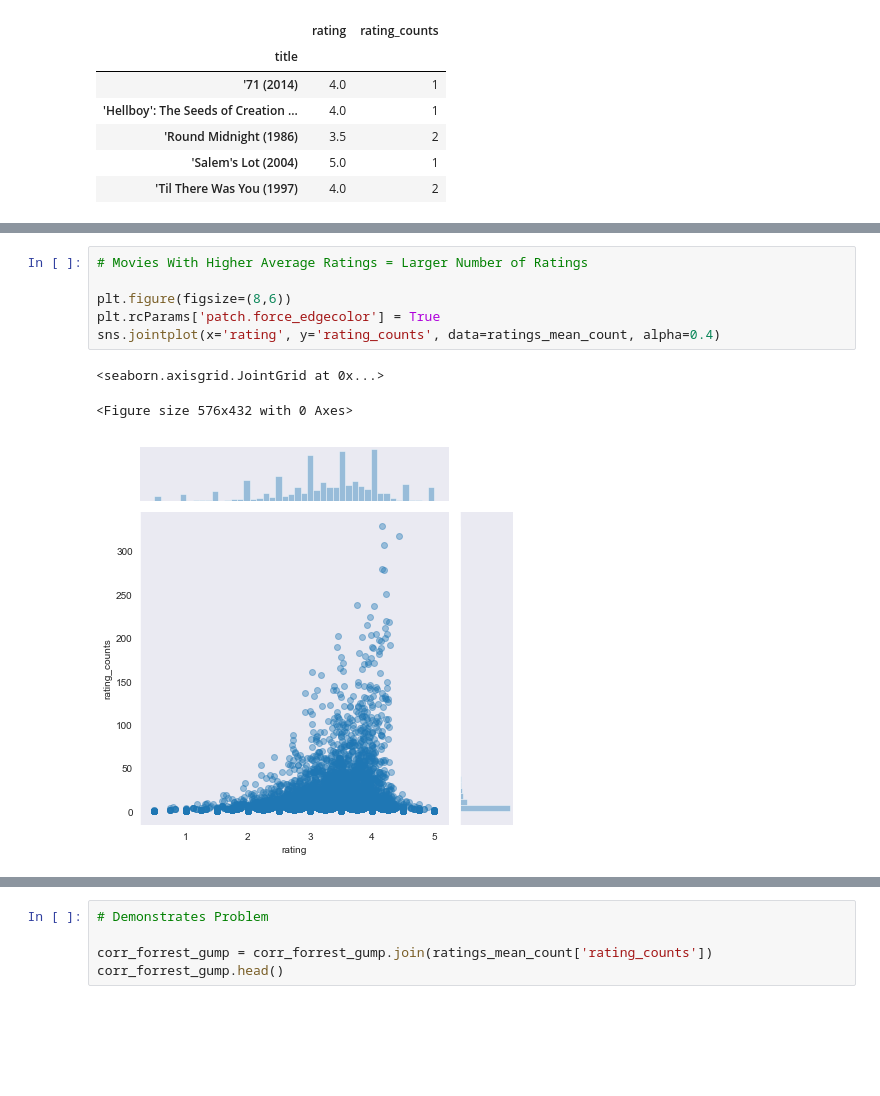
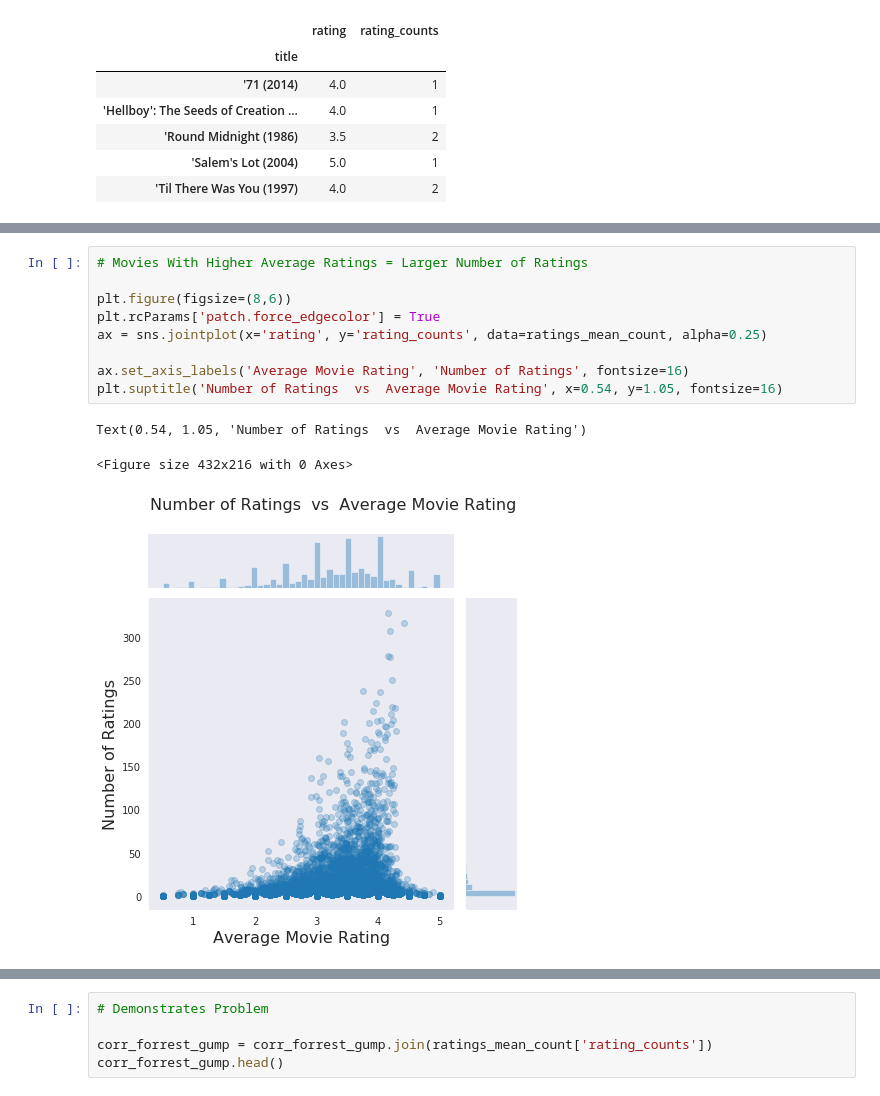
Before and after one commit to TomLavenziano/movie-recommendation-engine, a Jupyter notebook: Movie_Recommendation_Engine.ipynb, the cells around one changed output, grey strips where cells are left out. Drawn from its saved outputs; the diff is of its cells as text; blank space fills up the shorter version.

```diff
--- a/Movie_Recommendation_Engine.ipynb
+++ b/Movie_Recommendation_Engine.ipynb
@@ -175,11 +179,14 @@ Text(0.5, 0.98, ' Mean Rating(y) vs Number of Ratings(x)')
 # %%
 # Movies With Higher Average Ratings = Larger Number of Ratings
 
 plt.figure(figsize=(8,6))
 plt.rcParams['patch.force_edgecolor'] = True
-sns.jointplot(x='rating', y='rating_counts', data=ratings_mean_count, alpha=0.4)
+ax = sns.jointplot(x='rating', y='rating_counts', data=ratings_mean_count, alpha=0.25)
+
+ax.set_axis_labels('Average Movie Rating', 'Number of Ratings', fontsize=16)
+plt.suptitle('Number of Ratings  vs  Average Movie Rating', x=0.54, y=1.05, fontsize=16)
 # %% [output]
-<seaborn.axisgrid.JointGrid at 0x...>
+Text(0.54, 1.05, 'Number of Ratings  vs  Average Movie Rating')
-<Figure size 576x432 with 0 Axes>
+<Figure size 432x216 with 0 Axes>
-[figure, old version]
+[figure, new version]
 # %%
```
Also changed, not shown: parts of 10 cells of this notebook.
